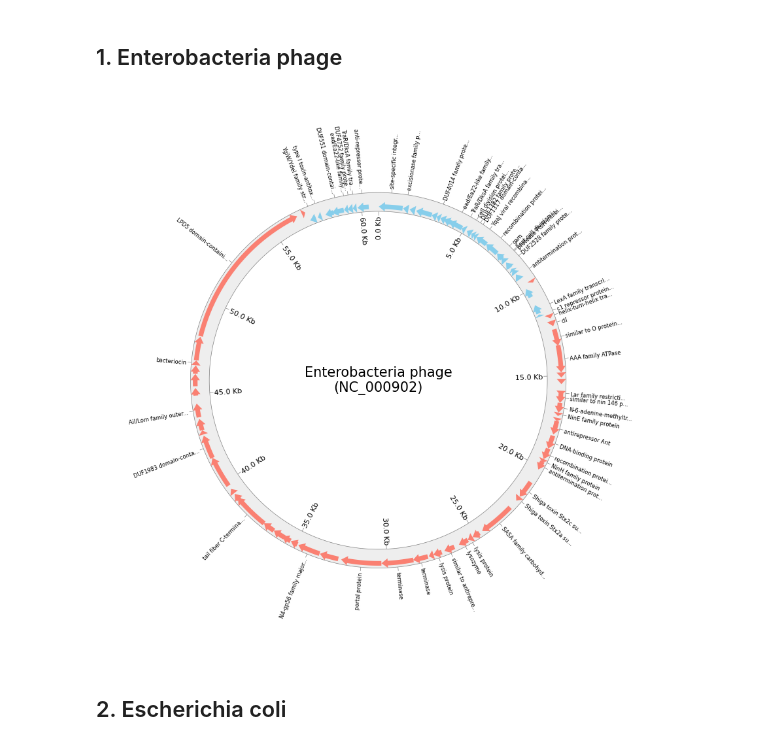
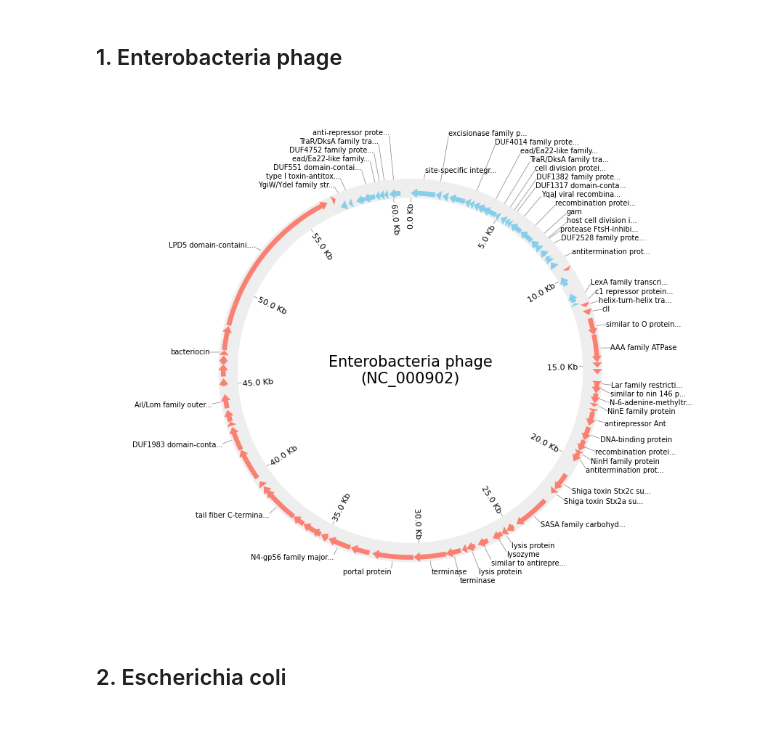
Before and after one commit to moshi4/pyCirclize, a Jupyter notebook: docs/circos_plot.ipynb, the cells around one changed output. Cells and saved outputs as stored; diff of their text form; code cells hidden in the pictures.

Commit message:
Update notebook docs
- Change to use track.annotate() for product name display
- Add line_kws_handler usage example

```diff
--- a/docs/circos_plot.ipynb
+++ b/docs/circos_plot.ipynb
@@ -23,49 +23,35 @@ seqid2features = gff.get_seqid2features(feature_type="CDS")
 for sector in circos.sectors:
     cds_track = sector.add_track((90, 100))
     cds_track.axis(fc="#EEEEEE", ec="none")
 
     features = seqid2features[sector.name]
     label_pos_list, labels = [], []
     for feature in features:
         # Plot CDS features
         if feature.location.strand == 1:
             cds_track.genomic_features(feature, plotstyle="arrow", r_lim=(95, 100), fc="salmon")
         else:
             cds_track.genomic_features(feature, plotstyle="arrow", r_lim=(90, 95), fc="skyblue")
         # Extract feature product label & position
         start, end = int(feature.location.start), int(feature.location.end)
         label_pos = (start + end) / 2
         label = feature.qualifiers.get("product", [""])[0]
         if label == "" or label.startswith("hypothetical"):
             continue
-        if len(label) > 20:
-            label = label[:20] + "..."
-        label_pos_list.append(label_pos)
-        labels.append(label)
-
-    # Plot CDS product labels on outer position
-    cds_track.xticks(
-        label_pos_list,
-        labels,
-        label_orientation="vertical",
-        show_bottom_line=True,
-        label_size=6,
-        line_kws=dict(ec="grey"),
-    )
+        cds_track.annotate(label_pos, label, label_size=7)
 
     # Plot xticks & intervals on inner position
     cds_track.xticks_by_interval(
         interval=5000,
         outer=False,
-        show_bottom_line=True,
         label_formatter=lambda v: f"{v/ 1000:.1f} Kb",
         label_orientation="vertical",
         line_kws=dict(ec="grey"),
     )
 
 fig = circos.plotfig()
 # %% [output]
-[figure, old version]
+[figure, new version]
 # %% [markdown]
 ## 2. Escherichia coli
 # %%
```
Also changed, not shown: 1 other file.
